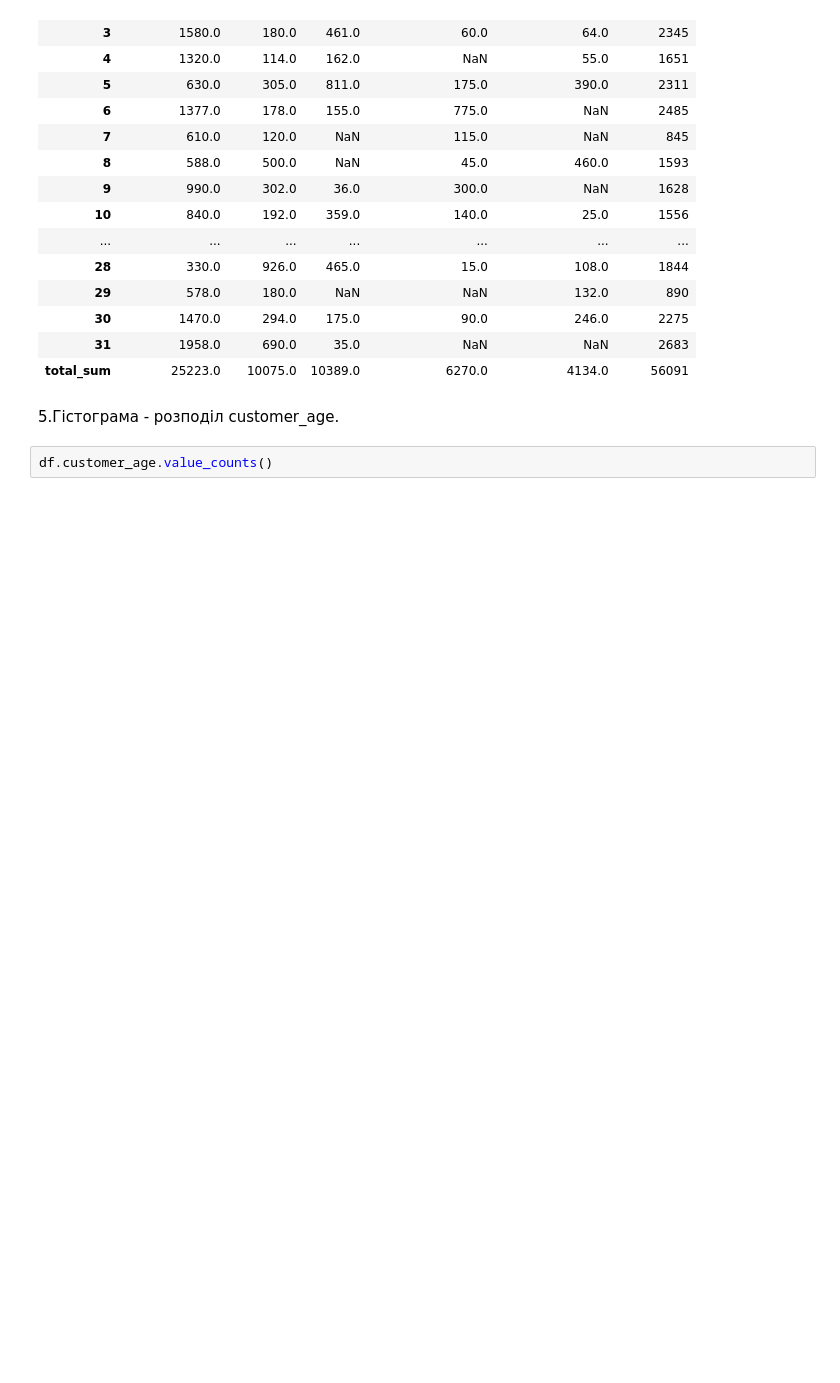
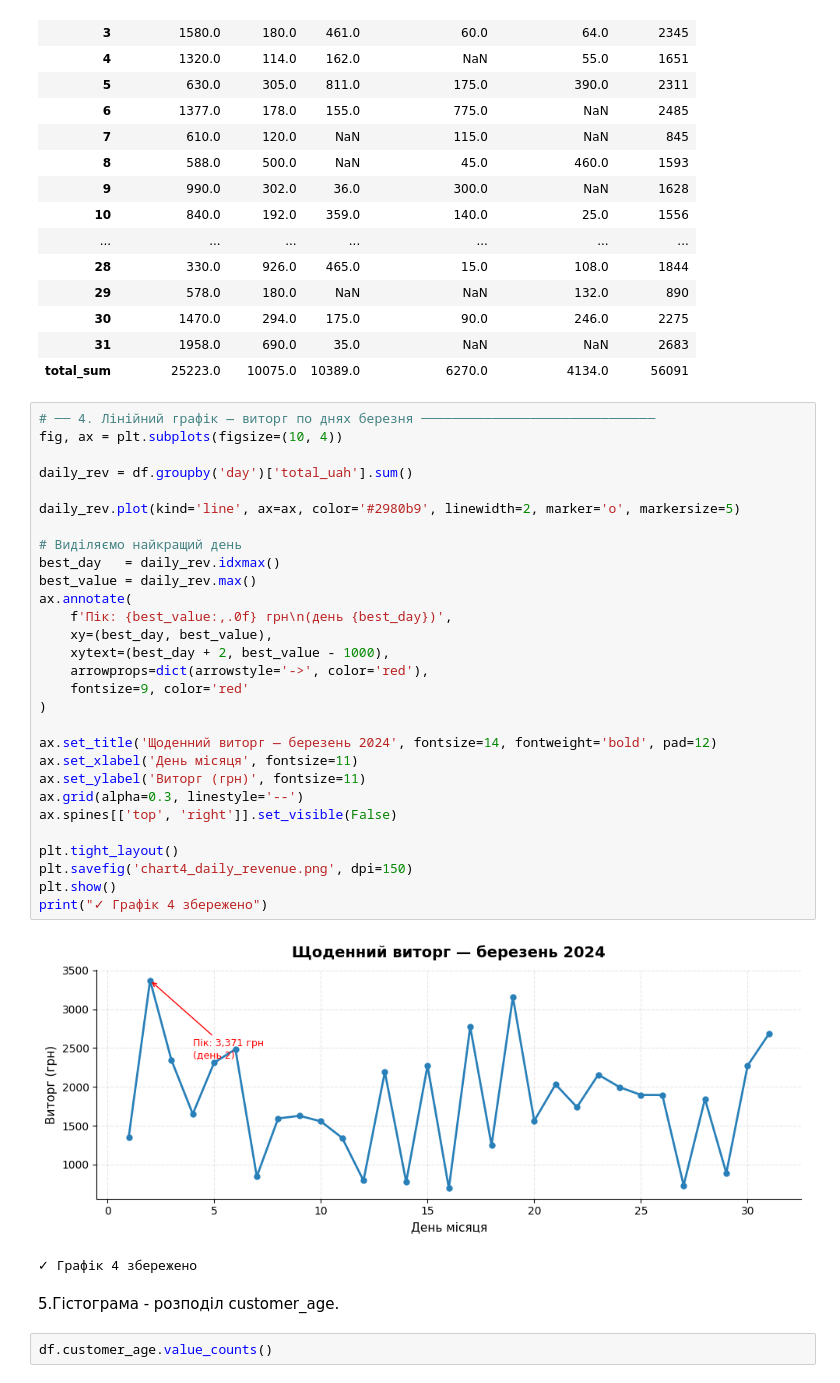
Before and after one commit to DymaStar/DTA_2026, a Jupyter notebook: project_store_sales_analysis /DS_pr_store_sales_analysis.ipynb, the cells around one changed output. Drawn from its saved outputs; the diff is of its cells as text; blank space fills up the shorter version.

```diff
--- a/project_store_sales_analysis /DS_pr_store_sales_analysis.ipynb
+++ b/project_store_sales_analysis /DS_pr_store_sales_analysis.ipynb
@@ -856,6 +911,38 @@ pd.pivot_table(
 | 30 | 1470.0 | 294.0 | 175.0 | 90.0 | 246.0 | 2275 |
 | 31 | 1958.0 | 690.0 | 35.0 | NaN | NaN | 2683 |
 | total_sum | 25223.0 | 10075.0 | 10389.0 | 6270.0 | 4134.0 | 56091 |
+# %%
+# ── 4. Лінійний графік — виторг по днях березня ──────────────────────────────
+fig, ax = plt.subplots(figsize=(10, 4))
+
+daily_rev = df.groupby('day')['total_uah'].sum()
+
+daily_rev.plot(kind='line', ax=ax, color='#2980b9', linewidth=2, marker='o', markersize=5)
+
+# Виділяємо найкращий день
+best_day   = daily_rev.idxmax()
+best_value = daily_rev.max()
+ax.annotate(
+    f'Пік: {best_value:,.0f} грн\n(день {best_day})',
+    xy=(best_day, best_value),
+    xytext=(best_day + 2, best_value - 1000),
+    arrowprops=dict(arrowstyle='->', color='red'),
+    fontsize=9, color='red'
+)
+
+ax.set_title('Щоденний виторг — березень 2024', fontsize=14, fontweight='bold', pad=12)
+ax.set_xlabel('День місяця', fontsize=11)
+ax.set_ylabel('Виторг (грн)', fontsize=11)
+ax.grid(alpha=0.3, linestyle='--')
+ax.spines[['top', 'right']].set_visible(False)
+
+plt.tight_layout()
+plt.savefig('chart4_daily_revenue.png', dpi=150)
+plt.show()
+print("✓ Графік 4 збережено")
+# %% [output]
+[figure, added]
+✓ Графік 4 збережено
 # %% [markdown]
 5.Гістограма - розподіл customer_age.
 # %%
```
Also changed, not shown: parts of 18 cells of this notebook.
